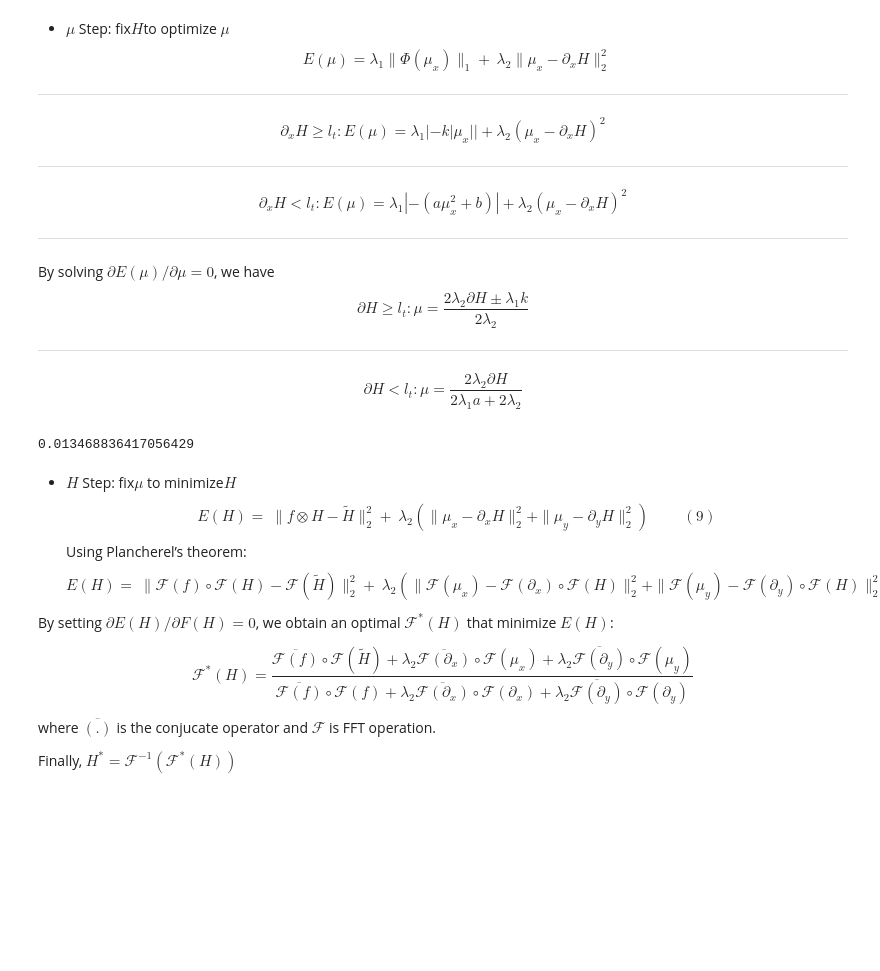
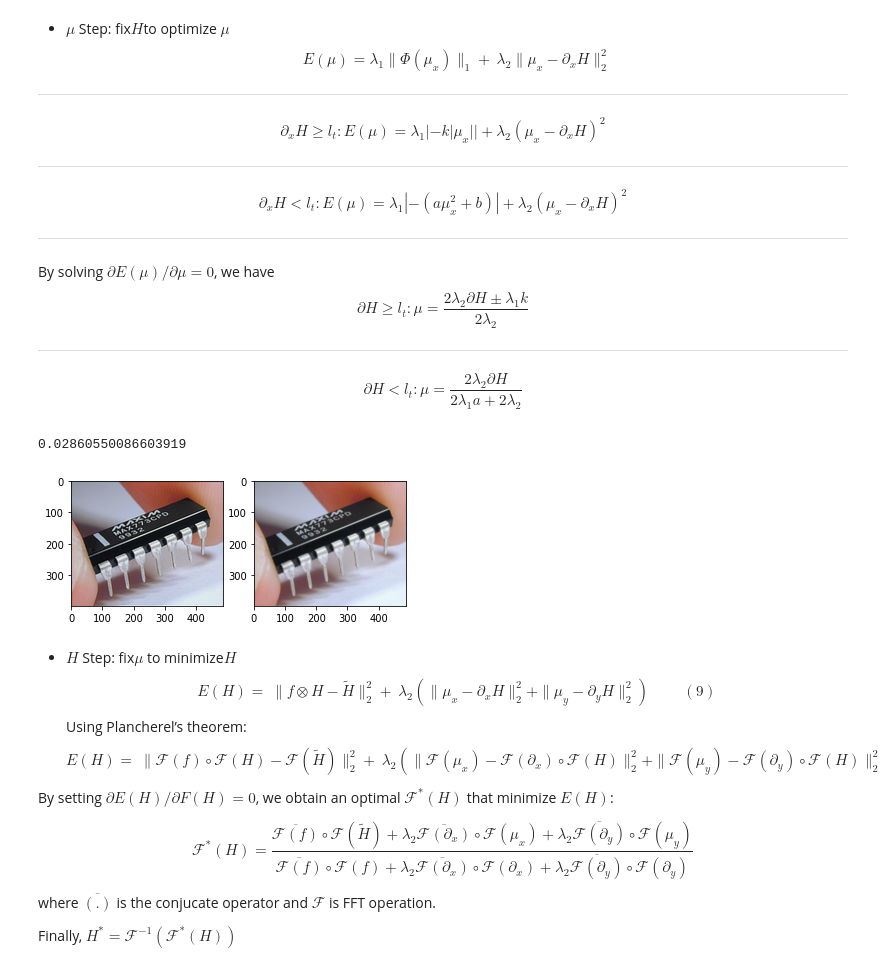
Before and after one commit to FanZang-Allen/Image-Upsampling, a Jupyter notebook: Video&Image Upsampling.ipynb, the cells around one changed output. Saved outputs shown, nothing was run; the diff lists cells and outputs as text; code cells hidden in the pictures; blank space fills up the shorter version.

```diff
--- a/Video&Image Upsampling.ipynb
+++ b/Video&Image Upsampling.ipynb
@@ -201,3 +226,8 @@ H_prime_fft = np.fft.fftn(H_prime, (fsize[0],fsize[1], 3))
+# %%
+H_prime = bicubic_im1.copy()
+f_fft = np.fft.fft2(fil)
+f_fft = f_fft[:,:,np.newaxis]
+H_prime_fft = np.fft.fftn(H_prime)
 # %%
 H = H_prime.copy()  # assume gaussian filter does nothing
 f1 = np.array([[-1], [0], [1]])
@@ -263,4 +289,4 @@ mu_x, mu_y = mu_optimize(l_t_arr, k_arr, a_arr, b_arr, lambda_1, lambda_2, H_x_g
 # %%
 (mu_x - H_x_gradient).max()
 # %% [output]
-0.013468836417056429
+0.02860550086603919
@@ -266,0 +298,8 @@ mu_x, mu_y = mu_optimize(l_t_arr, k_arr, a_arr, b_arr, lambda_1, lambda_2, H_x_g
+# %%
+H_x_grad_fft = np.fft.fftn(H_x_gradient)
+H_y_grad_fft = np.fft.fftn(H_y_gradient)
+mu_x_fft = np.fft.fftn(mu_x)
+mu_y_fft = np.fft.fftn(mu_y)
+# %%
+upper_adding = lambda_2 * np.conj(H_x_grad_fft) * mu_x_fft + lambda_2 * np.conj(H_y_grad_fft) * mu_y_fft
+lower_adding = lambda_2 * np.conj(H_x_grad_fft) * H_x_grad_fft + lambda_2 * np.conj(H_y_grad_fft) * H_y_grad_fft
@@ -267,3 +309,21 @@ mu_x, mu_y = mu_optimize(l_t_arr, k_arr, a_arr, b_arr, lambda_1, lambda_2, H_x_g
+# %%
+test = np.fft.ifftn(((np.conj(f_fft) * H_prime_fft) +clip_upper) / ((np.conj(f_fft) * f_fft) +clip_lower))
+test = np.clip(np.real(test), 0, 1)
+mid_x = int(test.shape[0] / 2)
+mid_y = int(test.shape[1] / 2)
+shift_result = np.zeros(test.shape)
+shift_result[:mid_x, :mid_y, :] = test[mid_x:, mid_y:, :]
+shift_result[mid_x:, :mid_y, :] = test[:mid_x, mid_y:, :]
+shift_result[:mid_x, mid_y:, :] = test[mid_x:, :mid_y, :]
+shift_result[mid_x:, mid_y:, :] = test[:mid_x, :mid_y, :]
+
+plt.subplot(1,2,1)
+plt.imshow(shift_result)
+plt.subplot(1,2,2)
+plt.imshow(H_prime)
+plt.show()
+# %% [output]
+[figure, added]
 # %% [markdown]
 - $H$ Step: fix$\mu$ to minimize$H$
 $$ E(H) = \ \parallel f \otimes H - \tilde{H} \parallel_2^{2} + \ \lambda_2(\parallel \mu_x - \partial_x H \parallel_2^{2} + \parallel \mu_y - \partial_y H \parallel_2^{2}) \ \ \ \ \ \ \ \ \ \ (9)$$
```
Also changed, not shown: parts of 21 cells of this notebook.
